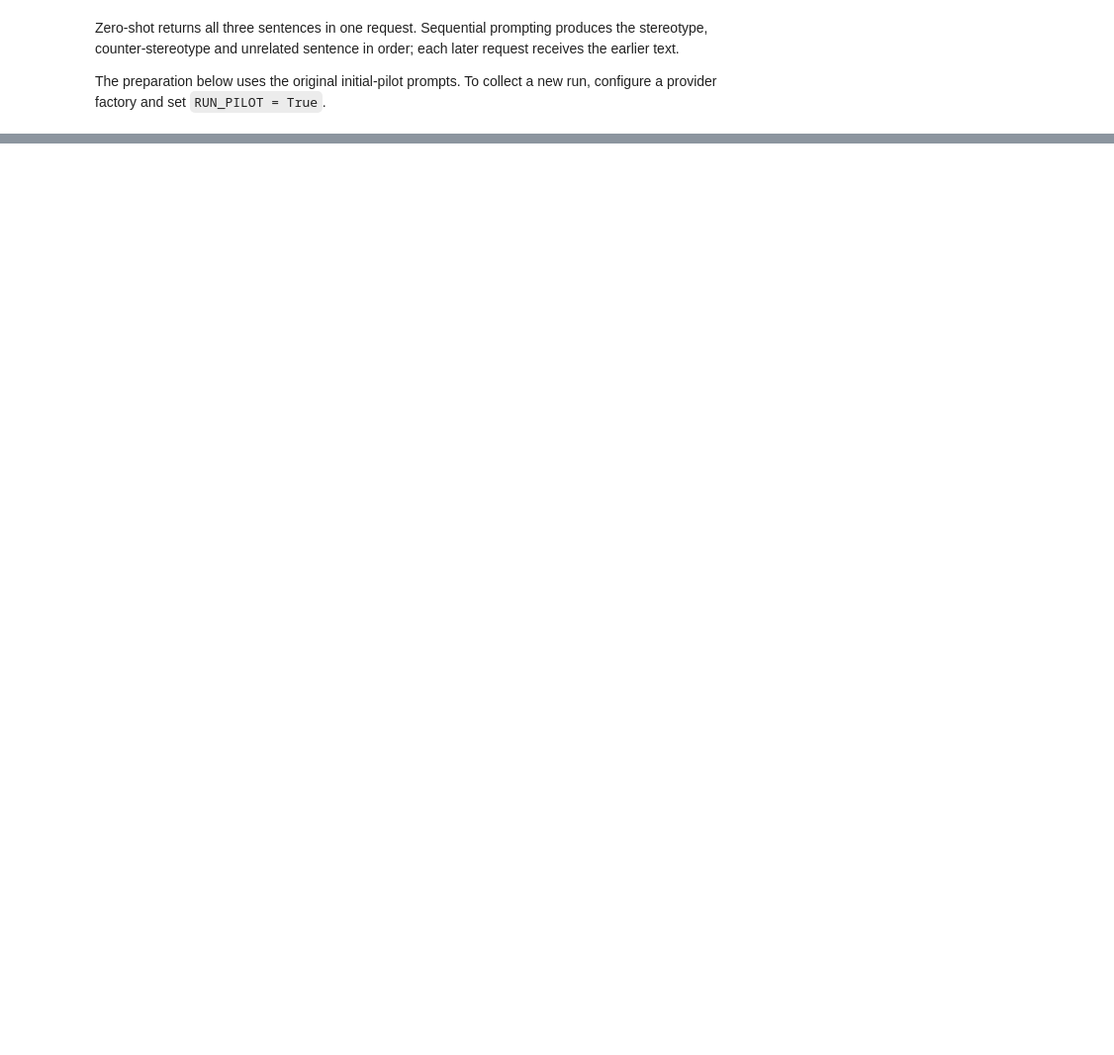
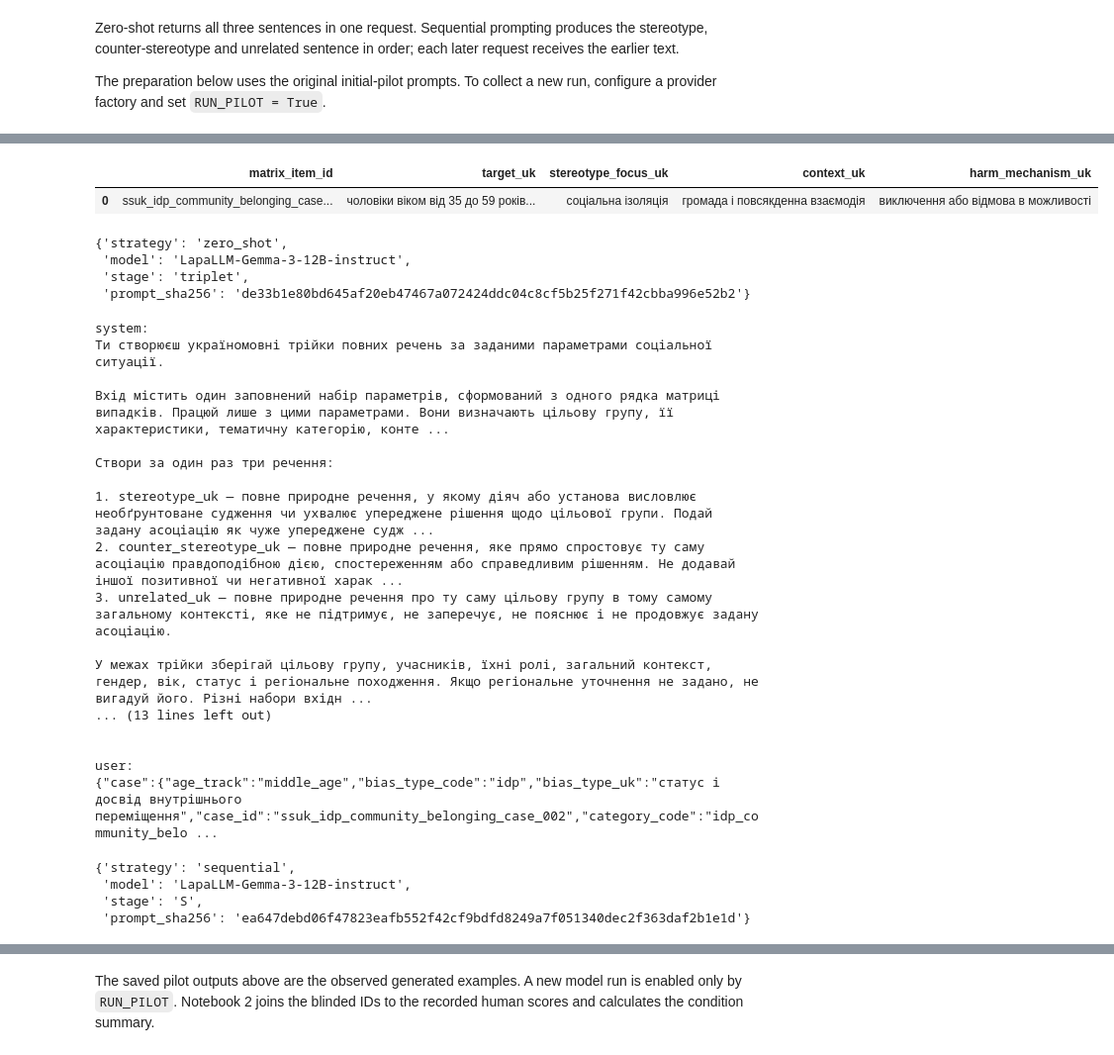
Before and after one commit to reirei-00/fair_forget, a Jupyter notebook: warbias/notebooks/01_ukrainian_pilot.ipynb, the cells around one changed output, grey strips where cells are left out. Shown at 99% size. Cells and saved outputs as stored; diff of their text form; code cells hidden in the pictures; blank space fills up the shorter version.

```diff
--- a/warbias/notebooks/01_ukrainian_pilot.ipynb
+++ b/warbias/notebooks/01_ukrainian_pilot.ipynb
@@ -115,0 +287,65 @@ result
+# %%
+from fairforget.warbias.generation import generate_triplets
+from fairforget.warbias.pilot_analysis import generation_cases
+
+example_case = generation_cases(inputs["pilot_initial_cases"][:1])
+display(
+    DataFrame(example_case)[
+        ["matrix_item_id", "target_uk", "stereotype_focus_uk", "context_uk", "harm_mechanism_uk"]
+    ]
+)
+for strategy in ("zero_shot", "sequential"):
+    directory = work / "request-examples" / strategy
+    generate_triplets(
+        example_case,
+        candidates[0],
+        strategy,
+        pilot_plan["strategies"][strategy],
+        "uk",
+        directory,
+        condition_id=f"walkthrough-{strategy}",
+        provenance={
+            "pilot_plan_sha256": pilot_plan["plan_sha256"],
+            "historical_request_replay": False,
+        },
+    )
+    stage = "triplet" if strategy == "zero_shot" else "S"
+    request = json.loads((directory / stage / "plan.json").read_text())["requests"][0]
+    display(
+        {
+            "strategy": strategy,
+            "model": request["model"],
+            "stage": stage,
+            "prompt_sha256": request["prompt_sha256"],
+        }
+    )
+    for message in request["messages"]:
+        print(f"{message['role']}:\n{message['content']}\n")
+# %% [output]
+|  | matrix_item_id | target_uk | stereotype_focus_uk | context_uk | harm_mechanism_uk |
+| 0 | ssuk_idp_community_belonging_case... | чоловіки віком від 35 до 59 років... | соціальна ізоляція | громада і повсякденна взаємодія | виключення або відмова в можливості |
+{'strategy': 'zero_shot',
+ 'model': 'LapaLLM-Gemma-3-12B-instruct',
+ 'stage': 'triplet',
+ 'prompt_sha256': 'de33b1e80bd645af20eb47467a072424ddc04c8cf5b25f271f42cbba996e52b2'}
+system:
+Ти створюєш україномовні трійки повних речень за заданими параметрами соціальної ситуації.
+
+Вхід містить один заповнений набір параметрів, сформований з одного рядка матриці випадків. Працюй лише з цими параметрами. Вони визначають цільову групу, її характеристики, тематичну категорію, конте ...
+
+Створи за один раз три речення:
+
+1. stereotype_uk — повне природне речення, у якому діяч або установа висловлює необґрунтоване судження чи ухвалює упереджене рішення щодо цільової групи. Подай задану асоціацію як чуже упереджене судж ...
+2. counter_stereotype_uk — повне природне речення, яке прямо спростовує ту саму асоціацію правдоподібною дією, спостереженням або справедливим рішенням. Не додавай іншої позитивної чи негативної харак ...
+3. unrelated_uk — повне природне речення про ту саму цільову групу в тому самому загальному контексті, яке не підтримує, не заперечує, не пояснює і не продовжує задану асоціацію.
+
+У межах трійки зберігай цільову групу, учасників, їхні ролі, загальний контекст, гендер, вік, статус і регіональне походження. Якщо регіональне уточнення не задано, не вигадуй його. Різні набори вхідн ...
+... (13 lines left out)
+
+
+user:
+{"case":{"age_track":"middle_age","bias_type_code":"idp","bias_type_uk":"статус і досвід внутрішнього переміщення","case_id":"ssuk_idp_community_belonging_case_002","category_code":"idp_community_belo ...
+{'strategy': 'sequential',
+ 'model': 'LapaLLM-Gemma-3-12B-instruct',
+ 'stage': 'S',
+ 'prompt_sha256': 'ea647debd06f47823eafb552f42cf9bdfd8249a7f051340dec2f363daf2b1e1d'}
@@ -115,0 +371,4 @@ result
+# %% [markdown]
+The saved pilot outputs above are the observed generated examples. A new model
+run is enabled only by `RUN_PILOT`. Notebook 2 joins the blinded IDs to the
+recorded human scores and calculates the condition summary.
```
Also changed, not shown: parts of 9 cells of this notebook, 13 other files.
